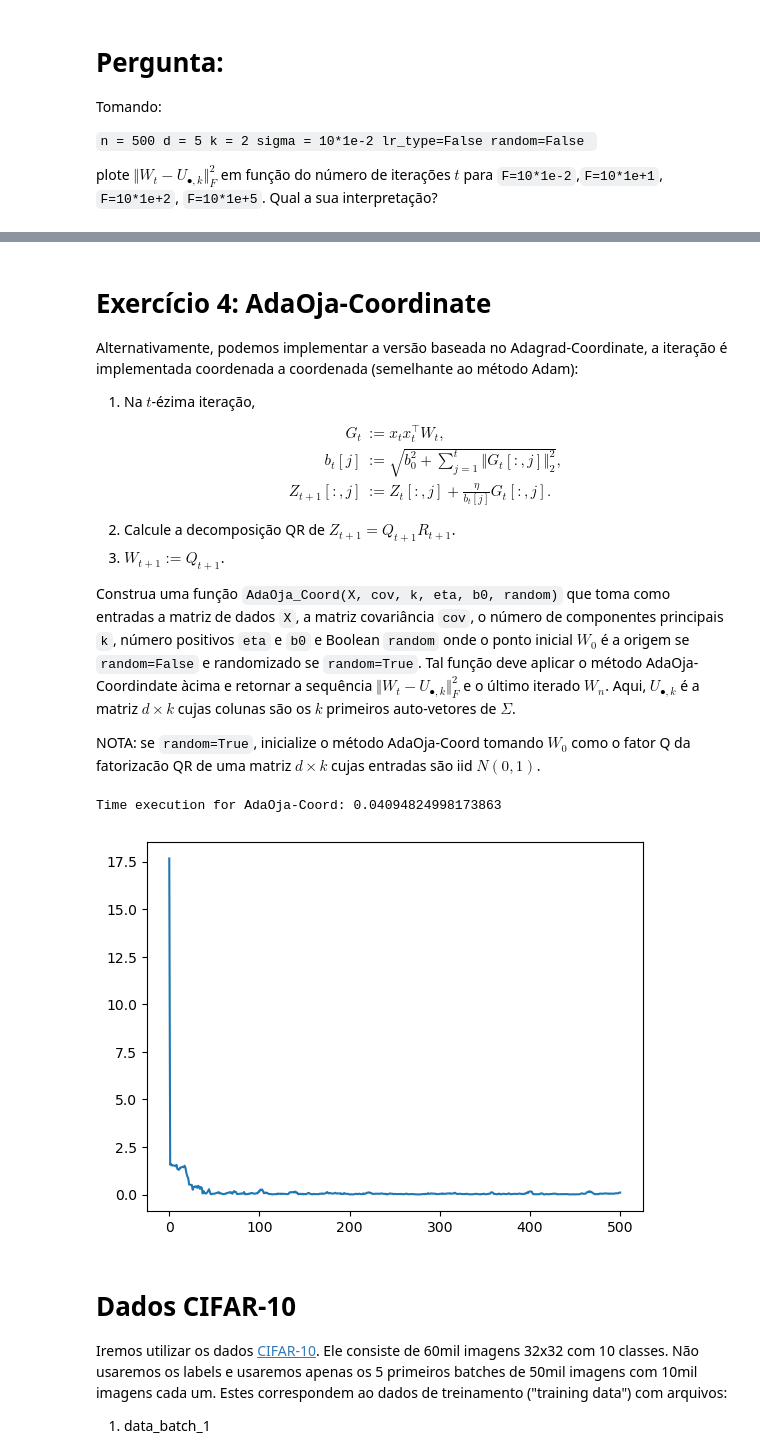
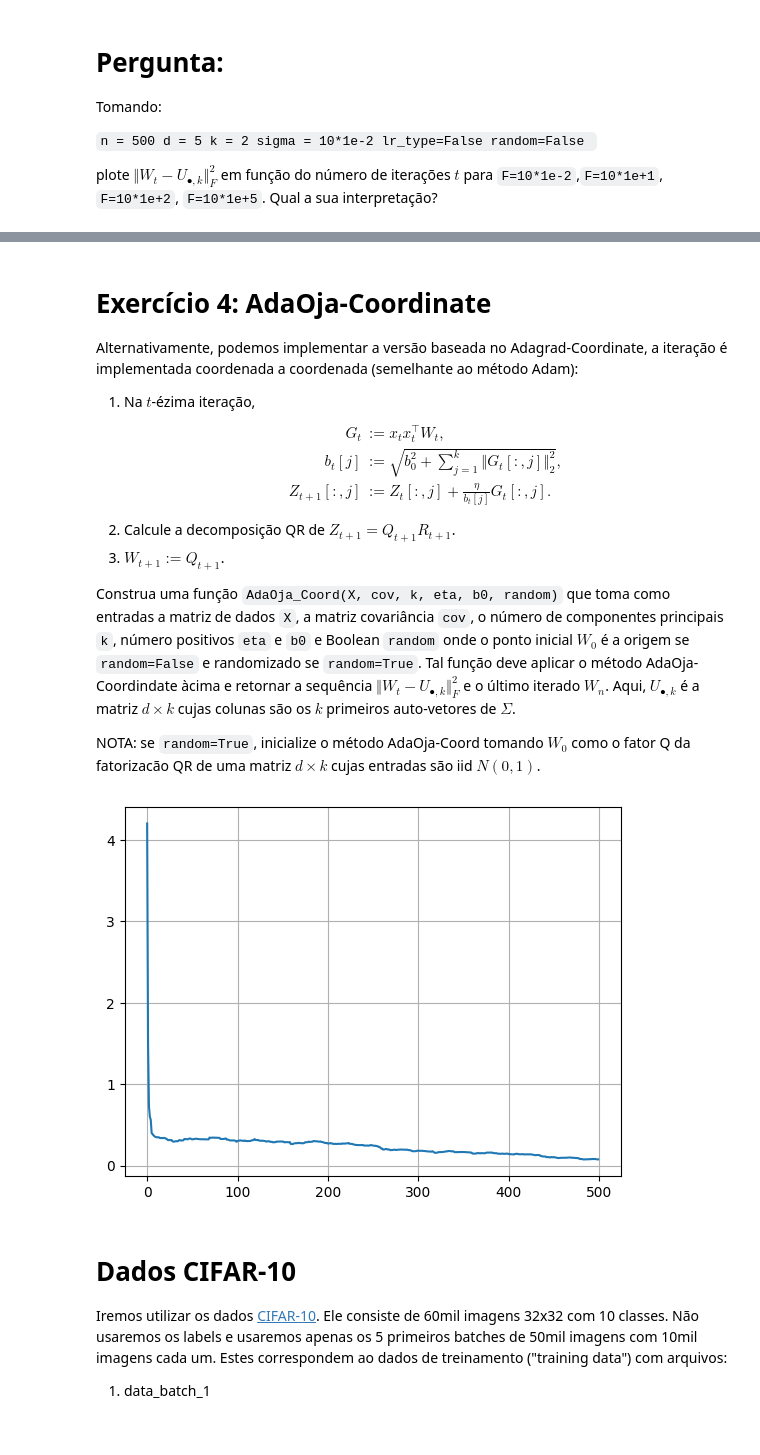
Before and after one commit to alexoliveiraFGV24/ocd-projects, a Jupyter notebook: projeto4/streaming_PCA.ipynb, the cells around one changed output, grey strips where cells are left out. Cells and saved outputs as stored; diff of their text form; code cells hidden in the pictures.

```diff
--- a/projeto4/streaming_PCA.ipynb
+++ b/projeto4/streaming_PCA.ipynb
@@ -144,0 +157,11 @@ plote $\Vert W_t - U_{\bullet,k}\Vert^2_F$ em função do número de iterações
+# %%
+sigma = 1e-1
+Fs = [1e-1, 1e+2, 1e+3, 1e+6]
+for F in Fs:
+    f1 = Oja(X, cov, k, c=F*sigma, lr_type=False, random=False)
+    error_Oja = f1[0]
+    plt.plot(error_Oja, label=f"F = {F}")
+plt.legend()
+plt.grid()
+plt.yscale("log")
+plt.show()
@@ -183,7 +230,7 @@ Alternativamente, podemos implementar a versão baseada no Adagrad-Coordinate, a
 \begin{align*}
 G_t &:= x_tx_t^\top W_t,\\
 b_t[j] &:= \sqrt{
-b_0^2 + \sum_{j=1}^{t}\Vert G_t[:,j]\Vert_2^2
+b_0^2 + \sum_{j=1}^{k}\Vert G_t[:,j]\Vert_2^2
 },\\
 Z_{t+1}[:,j] &:= Z_{t}[:,j] + \frac{\eta}{b_t[j]} G_t[:,j].
 \end{align*}
@@ -199,15 +243,42 @@ def AdaOja_Coord(X, cov, k, eta, b0, random):
+# %%
+def AdaOja_Coord(X, cov, k, eta, b0, random):
+    n, d = X.shape
+    b = np.zeros(shape=k)
+    eigvals, eigvecs = np.linalg.eig(cov)
+    idx = np.argsort(eigvals)[::-1]
+    U = eigvecs[:, idx][:, :k]
+    Z = np.zeros(shape=(d, k))
+    error_sequence = []
+
+    if random:
+        A = np.random.standard_normal(size=(d, k))
+        W, _ = la.qr(A, mode="economic")
+    else:
+        W = np.zeros(shape=(d, k))
+
+    for t in range(n):
+        x_i = X[t]
+        G = np.outer(x_i, x_i) @ W
+        for j in range(k):
+            G_j = G[:, j]
+            b[j] += la.norm(G_j)**2
+            lr_j = eta / np.sqrt(b0**2 + b[j])
+            Z[:, j] = W[:, j] + lr_j * G_j
+        W, _ = la.qr(Z, mode="economic")
+        error = la.norm(W - U, ord="fro")**2
+        error_sequence.append(error)
+
+    return error_sequence, W
 # %%
 #Exemplo:
-F = 10*1e+1
+F = 1e+1
 f2 = AdaOja_Coord(X, cov, k, eta=F*sigma, b0=1e-5, random=False)
-
 error_AdaOja_Coord = f2[0]
-
 plt.plot(error_AdaOja_Coord)
+plt.grid()
 plt.show()
 # %% [output]
-Time execution for AdaOja-Coord: 0.04094824998173863
-[figure, old version]
+[figure, new version]
 # %% [markdown]
 # Dados CIFAR-10
 
```
Also changed, not shown: parts of 32 cells of this notebook, 2 other files.
